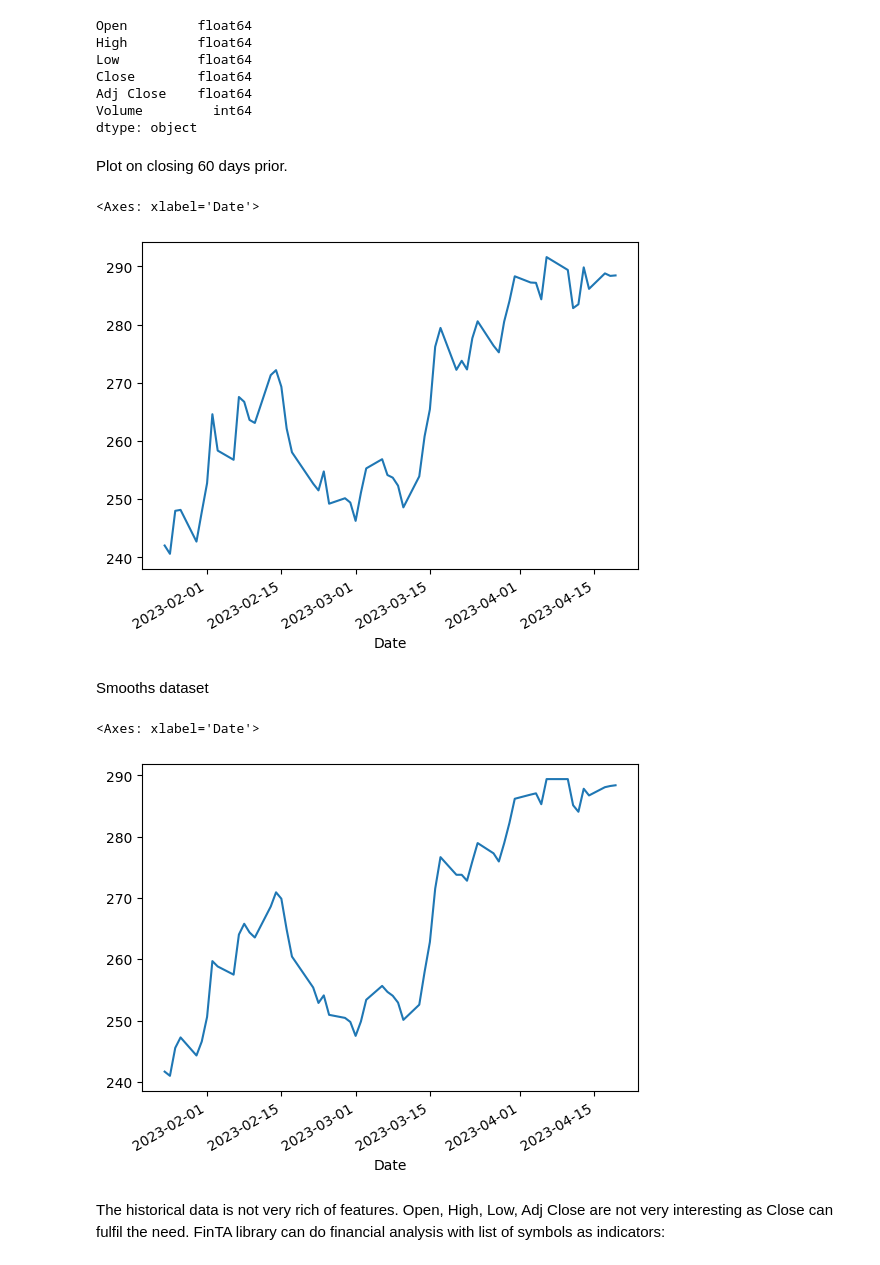
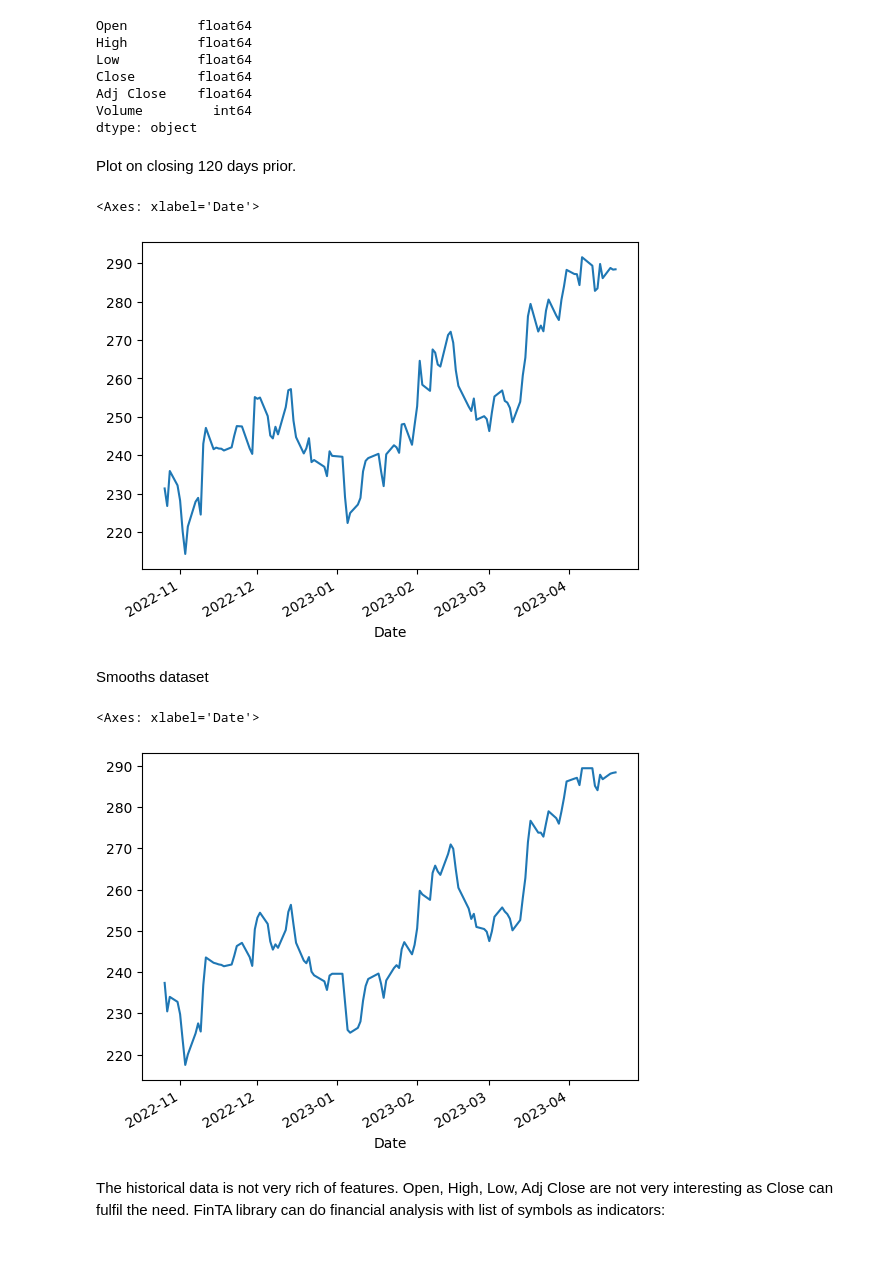
Before and after one commit to m-berggren/ml-stock-prediction, a Jupyter notebook: stock_forecast_prediction.ipynb, the cells around one changed output. Drawn from its saved outputs; the diff is of its cells as text; code cells hidden in the pictures.

```diff
--- a/stock_forecast_prediction.ipynb
+++ b/stock_forecast_prediction.ipynb
@@ -36,23 +36,23 @@ Adj Close    float64
 Volume         int64
 dtype: object
 # %% [markdown]
-Plot on closing 60 days prior.
+Plot on closing 120 days prior.
 # %%
-tmp = data.iloc[-60:]  # 60 days
+tmp = data.iloc[-120:]  # 120 days
 tmp['Close'].plot()
 # %% [output]
 <Axes: xlabel='Date'>
-[figure, old version]
+[figure, new version]
 # %% [markdown]
 Smooths dataset
 # %%
 # alpha as weight factor, weight recent values more
 data = data.ewm(alpha=0.65).mean()
-temp = data.iloc[-60:]  # 60 days
+temp = data.iloc[-120:]  # 120 days
 temp['Close'].plot()
 # %% [output]
 <Axes: xlabel='Date'>
-[figure, old version]
+[figure, new version]
 # %% [markdown]
 The historical data is not very rich of features. Open, High, Low, Adj Close are not very interesting as Close can fulfil the need. FinTA library can do financial analysis with list of symbols as indicators:
 # %%
```
Also changed, not shown: parts of 2 cells of this notebook.
